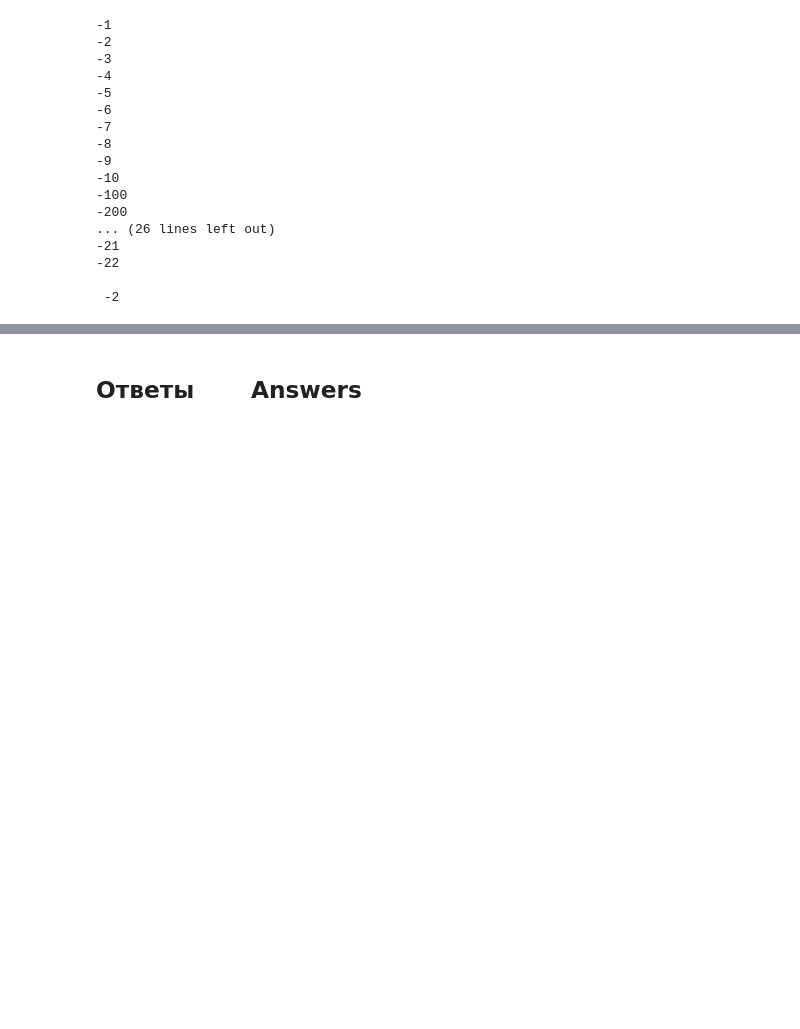
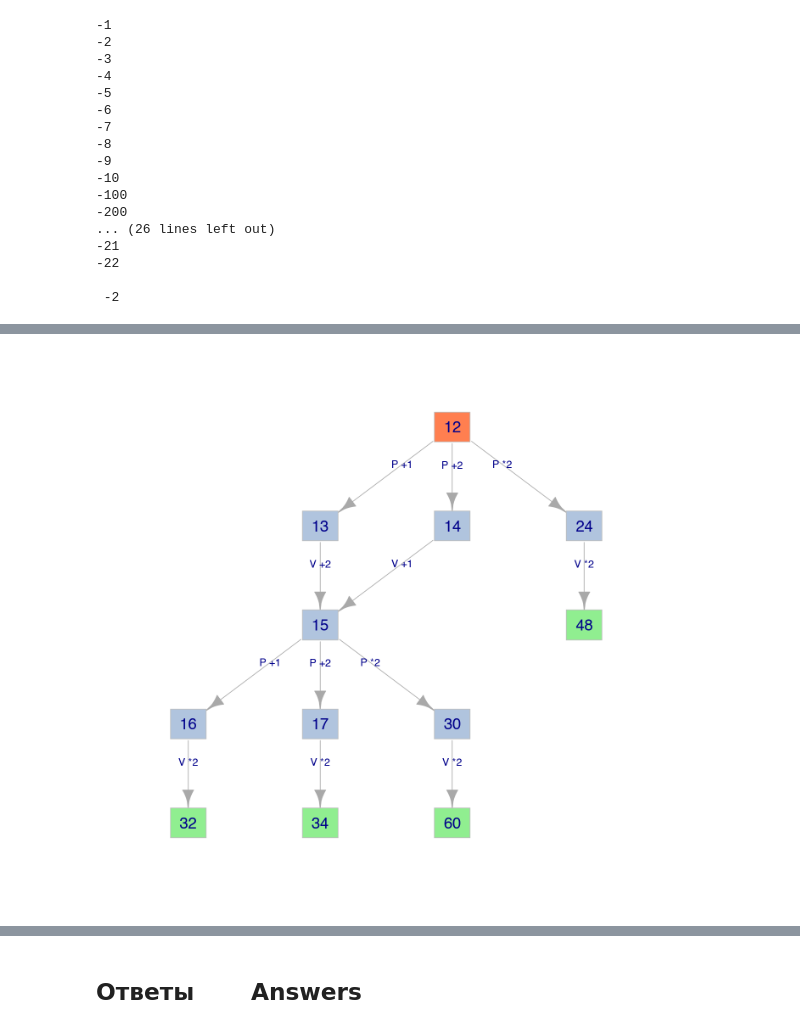
Before and after one commit to OlgaBelitskaya/it_20172018, a Jupyter notebook: 2017_Variant3_R.ipynb, the cells around one changed output, grey strips where cells are left out. Saved outputs shown, nothing was run; the diff lists cells and outputs as text; code cells hidden in the pictures; blank space fills up the shorter version.

```diff
--- a/2017_Variant3_R.ipynb
+++ b/2017_Variant3_R.ipynb
@@ -2029,0 +2133,17 @@ answer_dictionary[25] <- paste(version, program_fragment, sep=";")
+# %%
+options(repr.plot.width=11,repr.plot.height=11)
+edges3 <- c('12','13', '12','14', '12','24', '13','15', '14','15', '24','48',
+            '15','16', '15','17', '15','30', '16','32', '17','34', '30','60')
+colors3 <- c('coral','lightsteelblue','lightsteelblue','lightsteelblue',
+             'lightsteelblue','lightgreen','lightsteelblue','lightsteelblue',
+             'lightsteelblue','lightgreen','lightgreen','lightgreen')
+labels3 <- c('P +1','P +2','P *2','V +2','V +1','V *2',
+             'P +1','P +2','P *2','V *2','V *2','V *2')
+
+g3 <- graph(edges3)
+
+plot(g3,layout=layout_as_tree,edge.label=labels3,edge.label.cex=1.2,
+     vertex.color=colors3,vertex.size=18,vertex.label.cex=1.8,
+     vertex.frame.color="gray",vertex.shape='rectangle');
+# %% [output]
+[figure, added]
```
Also changed, not shown: parts of 9 cells of this notebook, 1 other file.
